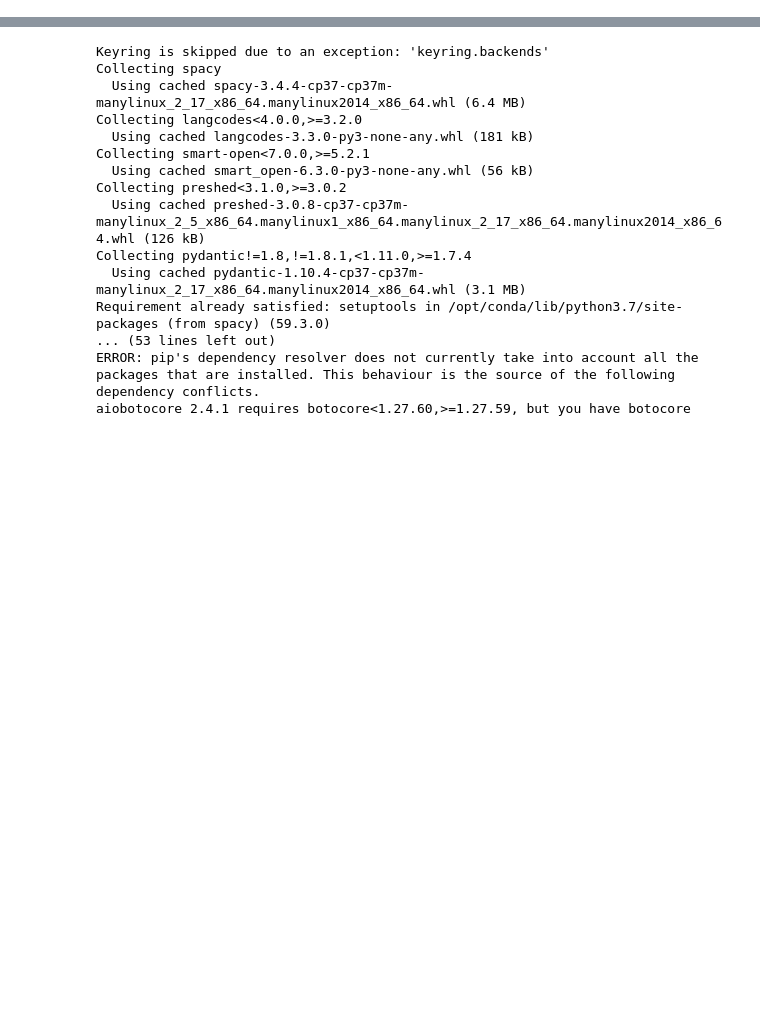
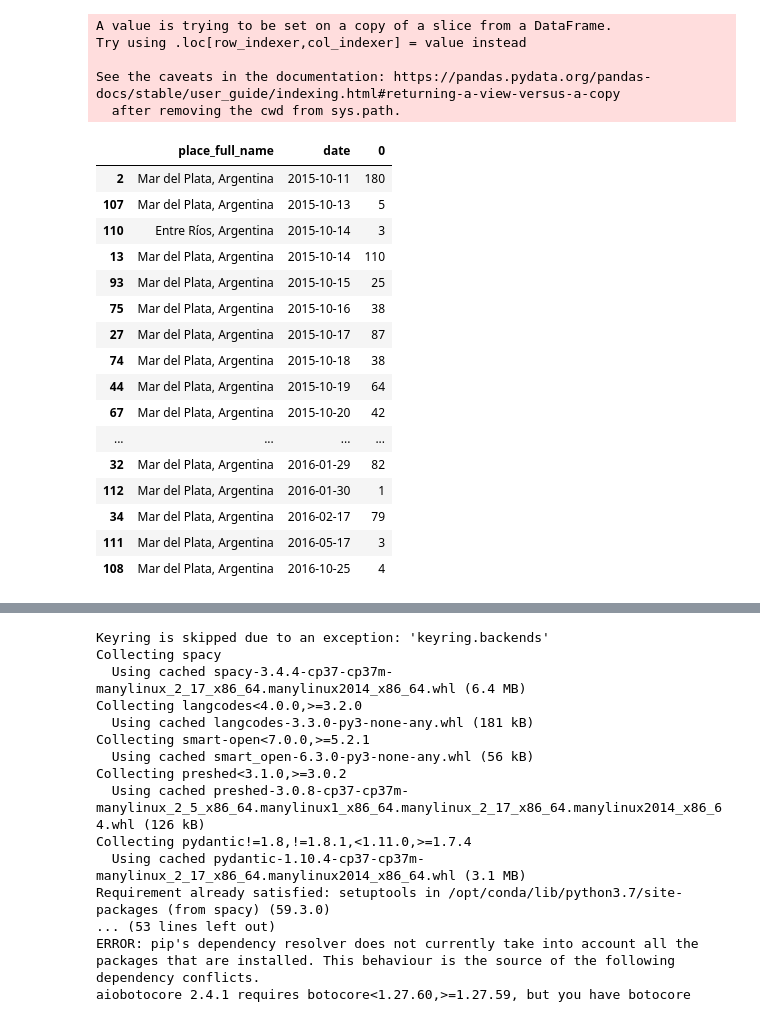
Before and after one commit to elizaveta-abel/MT5599-AWS, a Jupyter notebook: time_series/processing_tweets/NER2.ipynb, the cells around one changed output, grey strips where cells are left out. Saved outputs shown, nothing was run; the diff lists cells and outputs as text; code cells hidden in the pictures; blank space fills up the shorter version.

```diff
--- a/time_series/processing_tweets/NER2.ipynb
+++ b/time_series/processing_tweets/NER2.ipynb
@@ -9,0 +130,30 @@ df1
+# %%
+pd.set_option('display.max_rows', None)
+
+df22 = df2[df2.username == "Tobaress19"]
+df22["date"] = pd.to_datetime(df22["DateTime"]).dt.date
+val_counts = df22[["place_full_name", "date"]].value_counts()
+pd.DataFrame(val_counts.reset_index().sort_values(by="date"))
+# %% [output]
+A value is trying to be set on a copy of a slice from a DataFrame.
+Try using .loc[row_indexer,col_indexer] = value instead
+
+See the caveats in the documentation: https://pandas.pydata.org/pandas-docs/stable/user_guide/indexing.html#returning-a-view-versus-a-copy
+  after removing the cwd from sys.path.
+|  | place_full_name | date | 0 |
+| 2 | Mar del Plata, Argentina | 2015-10-11 | 180 |
+| 107 | Mar del Plata, Argentina | 2015-10-13 | 5 |
+| 110 | Entre Ríos, Argentina | 2015-10-14 | 3 |
+| 13 | Mar del Plata, Argentina | 2015-10-14 | 110 |
+| 93 | Mar del Plata, Argentina | 2015-10-15 | 25 |
+| 75 | Mar del Plata, Argentina | 2015-10-16 | 38 |
+| 27 | Mar del Plata, Argentina | 2015-10-17 | 87 |
+| 74 | Mar del Plata, Argentina | 2015-10-18 | 38 |
+| 44 | Mar del Plata, Argentina | 2015-10-19 | 64 |
+| 67 | Mar del Plata, Argentina | 2015-10-20 | 42 |
+| ... | ... | ... | ... |
+| 32 | Mar del Plata, Argentina | 2016-01-29 | 82 |
+| 112 | Mar del Plata, Argentina | 2016-01-30 | 1 |
+| 34 | Mar del Plata, Argentina | 2016-02-17 | 79 |
+| 111 | Mar del Plata, Argentina | 2016-05-17 | 3 |
+| 108 | Mar del Plata, Argentina | 2016-10-25 | 4 |
```
Also changed, not shown: parts of 12 cells of this notebook, 4 other files.
